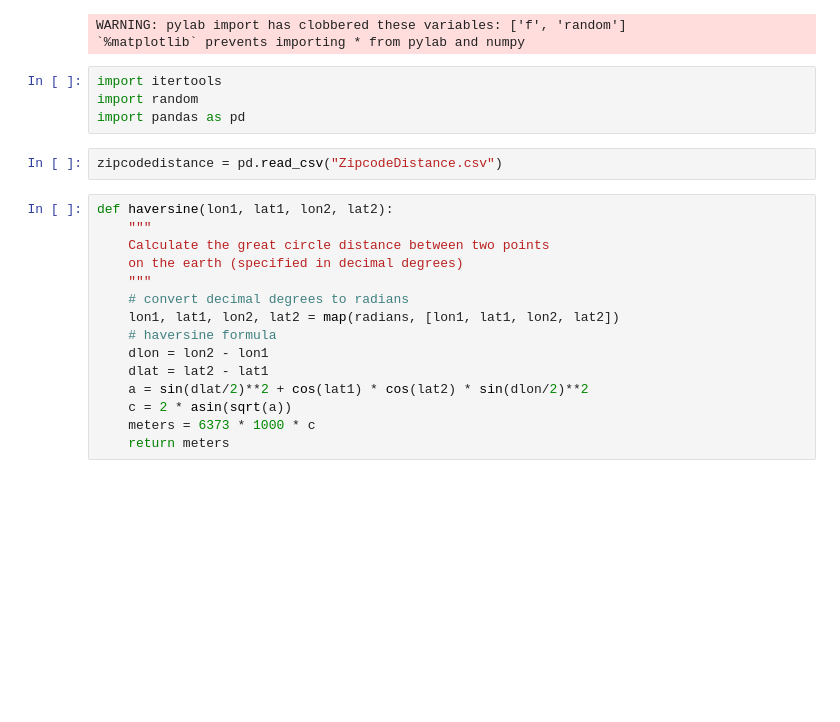
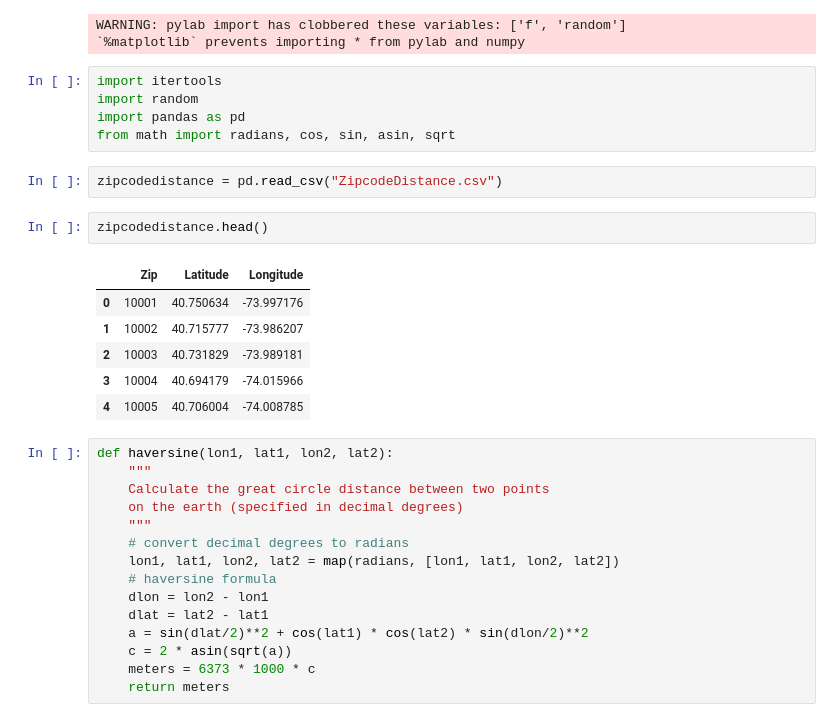
Before and after one commit to sarangof/Citibike-vs-taxis-NYC, a Jupyter notebook: WithZipcodeDistance.ipynb, the cells around one changed output. Saved outputs shown, nothing was run; the diff lists cells and outputs as text; blank space fills up the shorter version.

```diff
--- a/WithZipcodeDistance.ipynb
+++ b/WithZipcodeDistance.ipynb
@@ -12,8 +12,18 @@ WARNING: pylab import has clobbered these variables: ['f', 'random']
 import itertools
 import random
 import pandas as pd
+from math import radians, cos, sin, asin, sqrt
 # %%
 zipcodedistance = pd.read_csv("ZipcodeDistance.csv")
+# %%
+zipcodedistance.head()
+# %% [output]
+|  | Zip | Latitude | Longitude |
+| 0 | 10001 | 40.750634 | -73.997176 |
+| 1 | 10002 | 40.715777 | -73.986207 |
+| 2 | 10003 | 40.731829 | -73.989181 |
+| 3 | 10004 | 40.694179 | -74.015966 |
+| 4 | 10005 | 40.706004 | -74.008785 |
 # %%
 def haversine(lon1, lat1, lon2, lat2):
     """
```
Also changed, not shown: parts of 2 cells of this notebook.
